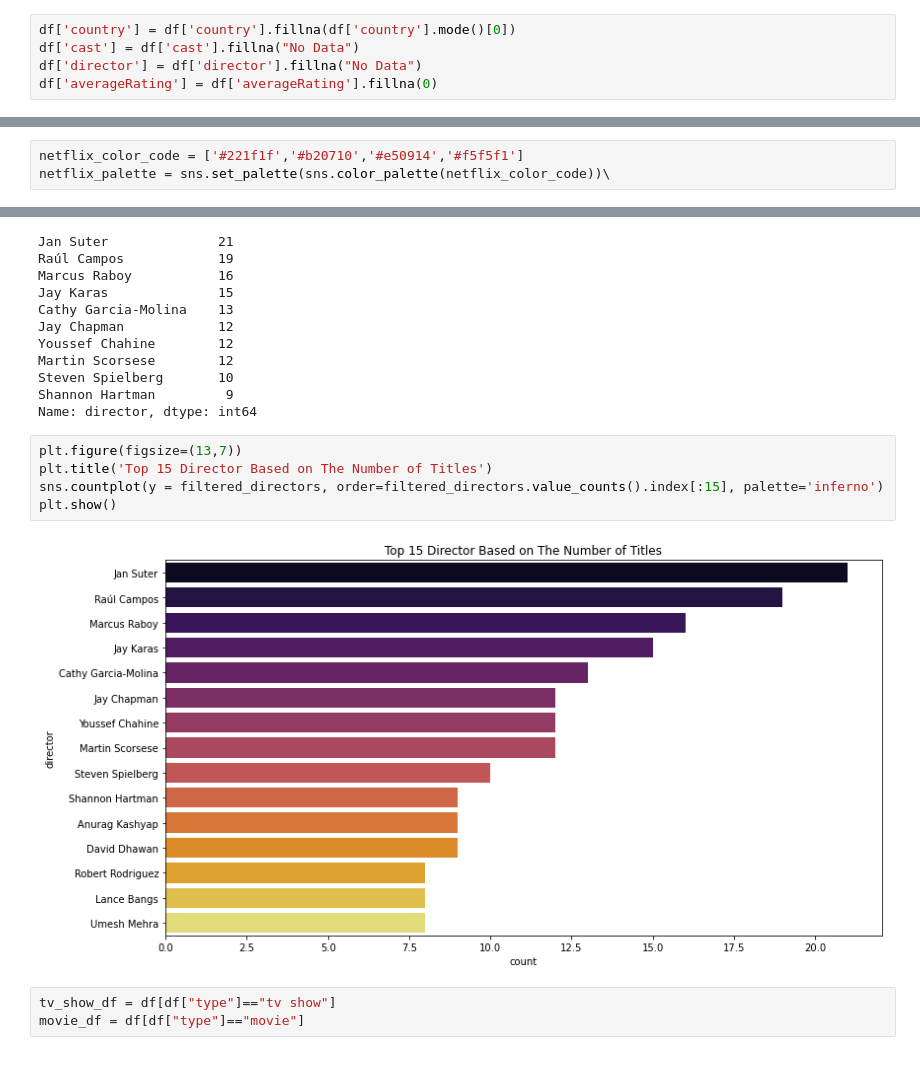
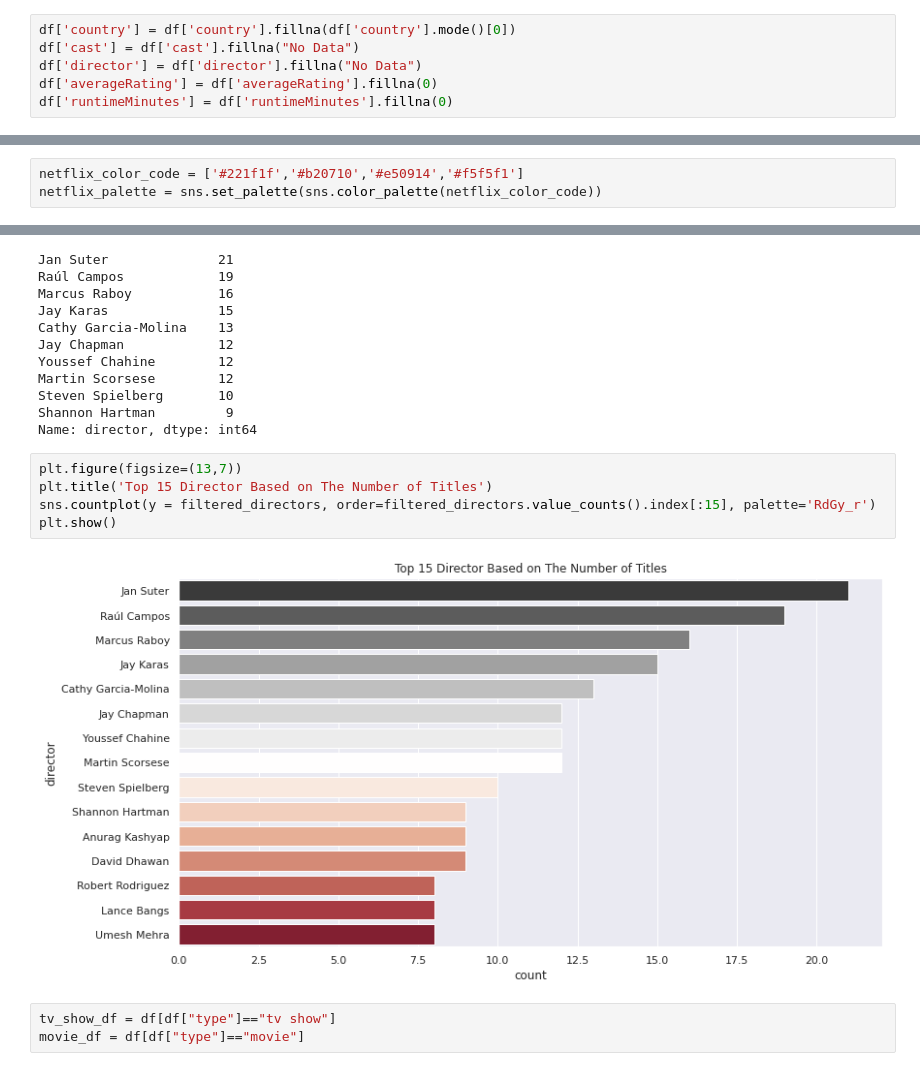
Before and after one commit to rubeshajith/NETFLIX-MOVIES-AND-TV-SHOWS-CLUSTERING, a Jupyter notebook: NETFLIX_MOVIES_AND_TV_SHOWS_CLUSTERING.ipynb, the cells around one changed output, grey strips where cells are left out. Cells and saved outputs as stored; diff of their text form.

```diff
--- a/NETFLIX_MOVIES_AND_TV_SHOWS_CLUSTERING.ipynb
+++ b/NETFLIX_MOVIES_AND_TV_SHOWS_CLUSTERING.ipynb
@@ -236,6 +236,7 @@ df['country'] = df['country'].fillna(df['country'].mode()[0])
 df['cast'] = df['cast'].fillna("No Data")
 df['director'] = df['director'].fillna("No Data")
 df['averageRating'] = df['averageRating'].fillna(0)
+df['runtimeMinutes'] = df['runtimeMinutes'].fillna(0)
 # %%
 df[df["rating"].isna()]
 # %% [output]
@@ -375,7 +369,7 @@ array(['Adults', 'Teens', 'Older Kids', 'Kids'], dtype=object)
 # Data Visualization
 # %%
 netflix_color_code = ['#221f1f','#b20710','#e50914','#f5f5f1']
-netflix_palette = sns.set_palette(sns.color_palette(netflix_color_code))\
+netflix_palette = sns.set_palette(sns.color_palette(netflix_color_code))
 # %%
 df['type'].value_counts()
 # %% [output]
@@ -517,10 +591,10 @@ Name: director, dtype: int64
 # %%
 plt.figure(figsize=(13,7))
 plt.title('Top 15 Director Based on The Number of Titles')
-sns.countplot(y = filtered_directors, order=filtered_directors.value_counts().index[:15], palette='inferno')
+sns.countplot(y = filtered_directors, order=filtered_directors.value_counts().index[:15], palette='RdGy_r')
 plt.show()
 # %% [output]
-[figure, old version]
+[figure, new version]
 # %%
 tv_show_df = df[df["type"]=="tv show"]
 movie_df = df[df["type"]=="movie"]
```
Also changed, not shown: parts of 29 cells of this notebook.
